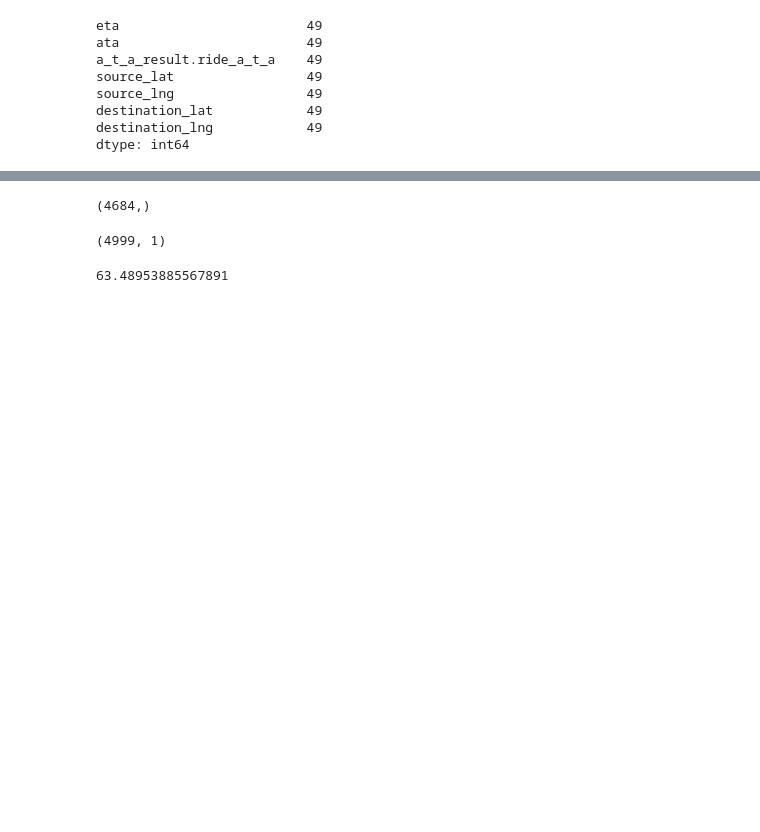
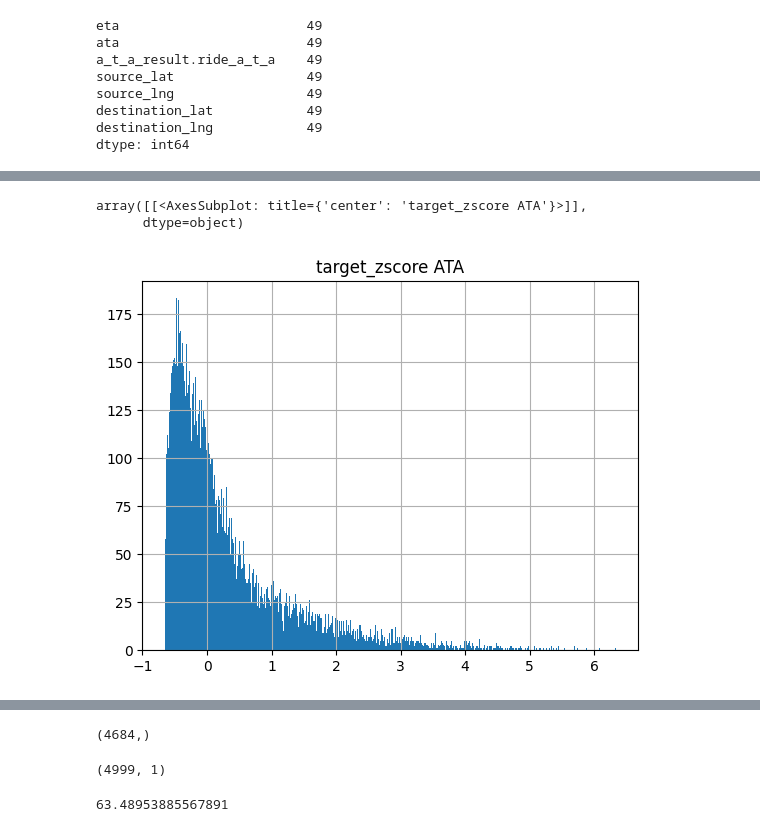
Before and after one commit to elahe-dastan/POP, a Jupyter notebook: feature_engineering/feature_engineering.ipynb, the cells around one changed output, grey strips where cells are left out. Cells and saved outputs as stored; diff of their text form; code cells hidden in the pictures; blank space fills up the shorter version.

```diff
--- a/feature_engineering/feature_engineering.ipynb
+++ b/feature_engineering/feature_engineering.ipynb
@@ -589,0 +262,9 @@ np.var((p1_prediction - p1_ata_num))
+# %%
+robust_ata = RobustScaler().fit(ata).transform(ata)
+
+robust_ata_df = pd.DataFrame(robust_ata, columns = ['target_zscore ATA'])
+robust_ata_df.hist(bins=500)
+# %% [output]
+array([[<AxesSubplot: title={'center': 'target_zscore ATA'}>]],
+      dtype=object)
+[figure, added]
```
Also changed, not shown: parts of 90 cells of this notebook, 2 other files.
